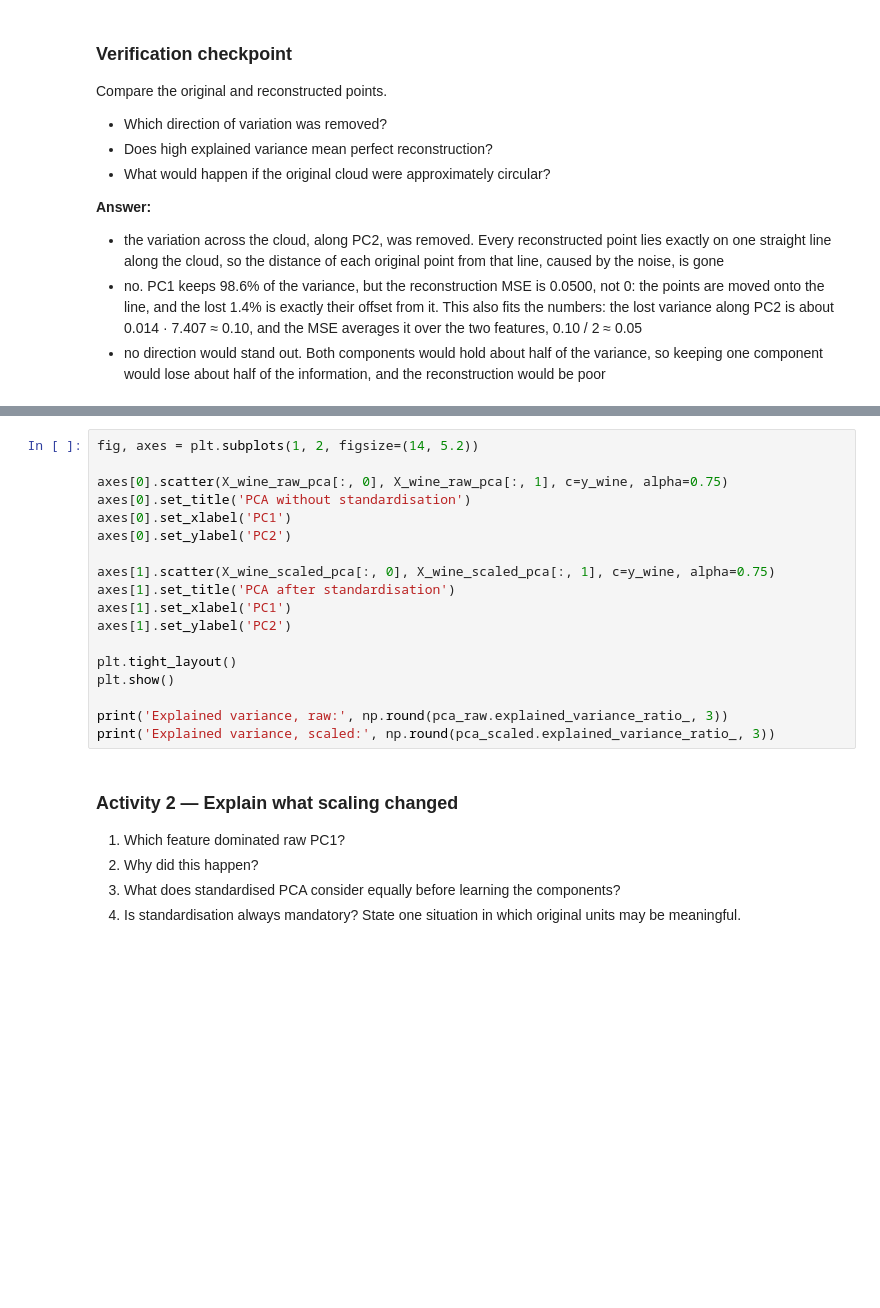
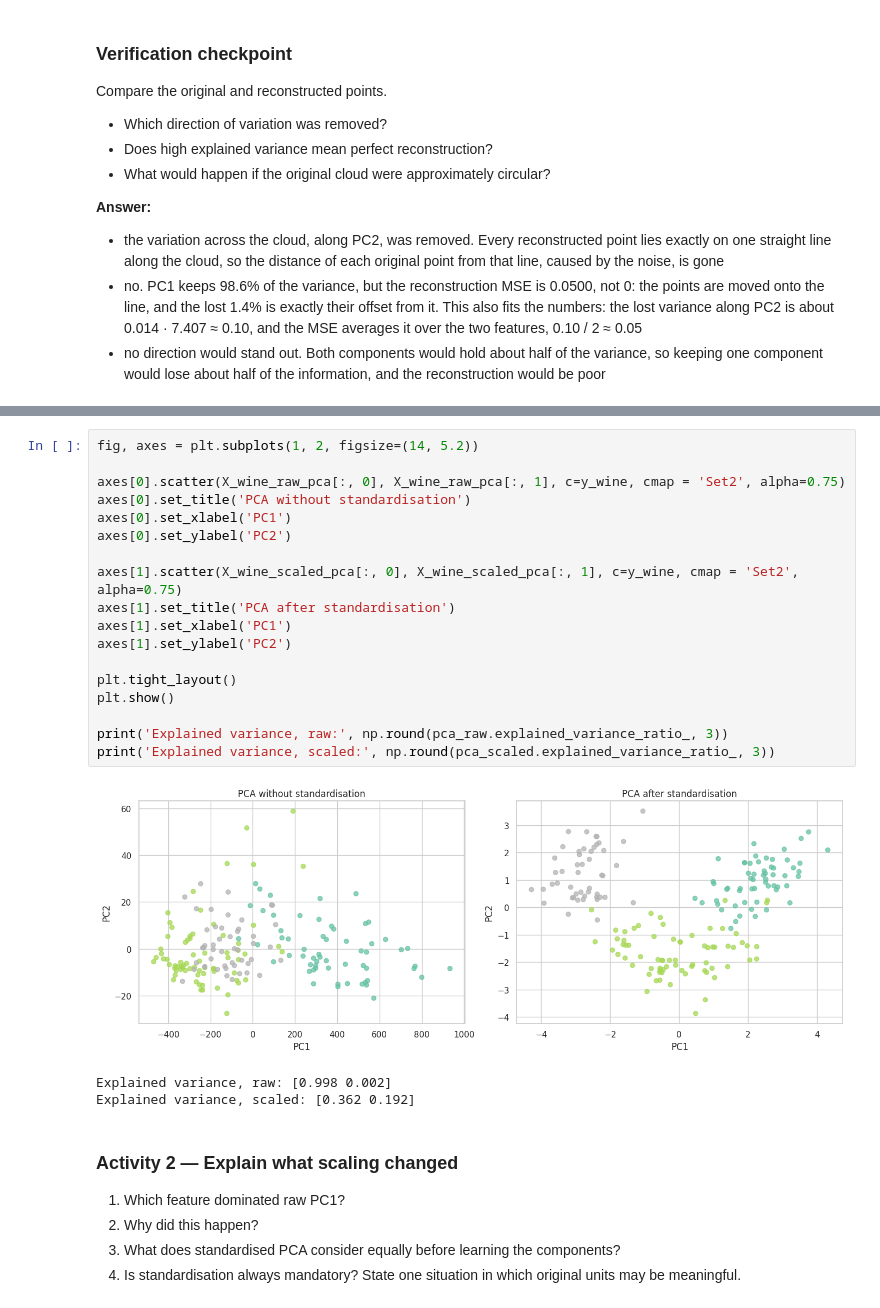
Before and after one commit to d3m1d0s/FoML_exercises, a Jupyter notebook: fml_08_student_en_active_learning.ipynb, the cells around one changed output, grey strips where cells are left out. Drawn from its saved outputs; the diff is of its cells as text; blank space fills up the shorter version.

```diff
--- a/fml_08_student_en_active_learning.ipynb
+++ b/fml_08_student_en_active_learning.ipynb
@@ -277,21 +307,25 @@ display(comparison_loadings.head(8).round(3))
 # %%
 fig, axes = plt.subplots(1, 2, figsize=(14, 5.2))
 
-axes[0].scatter(X_wine_raw_pca[:, 0], X_wine_raw_pca[:, 1], c=y_wine, alpha=0.75)
+axes[0].scatter(X_wine_raw_pca[:, 0], X_wine_raw_pca[:, 1], c=y_wine, cmap = 'Set2', alpha=0.75)
 axes[0].set_title('PCA without standardisation')
 axes[0].set_xlabel('PC1')
 axes[0].set_ylabel('PC2')
 
-axes[1].scatter(X_wine_scaled_pca[:, 0], X_wine_scaled_pca[:, 1], c=y_wine, alpha=0.75)
+axes[1].scatter(X_wine_scaled_pca[:, 0], X_wine_scaled_pca[:, 1], c=y_wine, cmap = 'Set2', alpha=0.75)
 axes[1].set_title('PCA after standardisation')
 axes[1].set_xlabel('PC1')
 axes[1].set_ylabel('PC2')
 
 plt.tight_layout()
 plt.show()
 
 print('Explained variance, raw:', np.round(pca_raw.explained_variance_ratio_, 3))
 print('Explained variance, scaled:', np.round(pca_scaled.explained_variance_ratio_, 3))
+# %% [output]
+[figure, added]
+Explained variance, raw: [0.998 0.002]
+Explained variance, scaled: [0.362 0.192]
 # %% [markdown]
 ### Activity 2 — Explain what scaling changed
 
```
Also changed, not shown: parts of 3 cells of this notebook.
